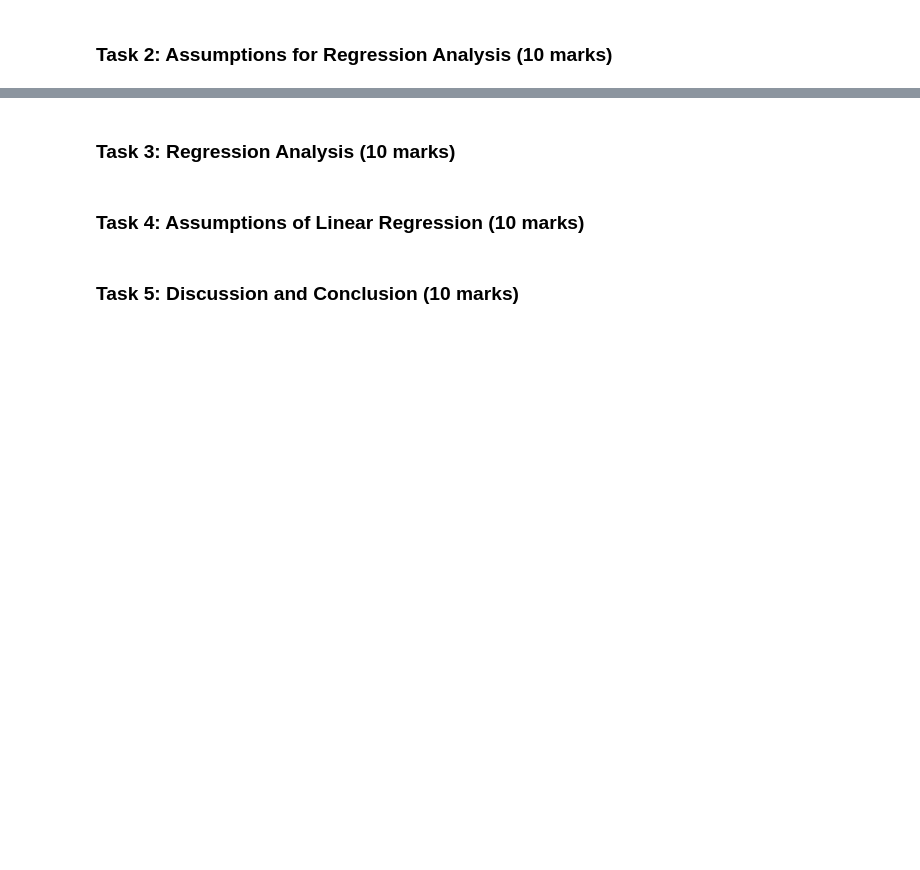
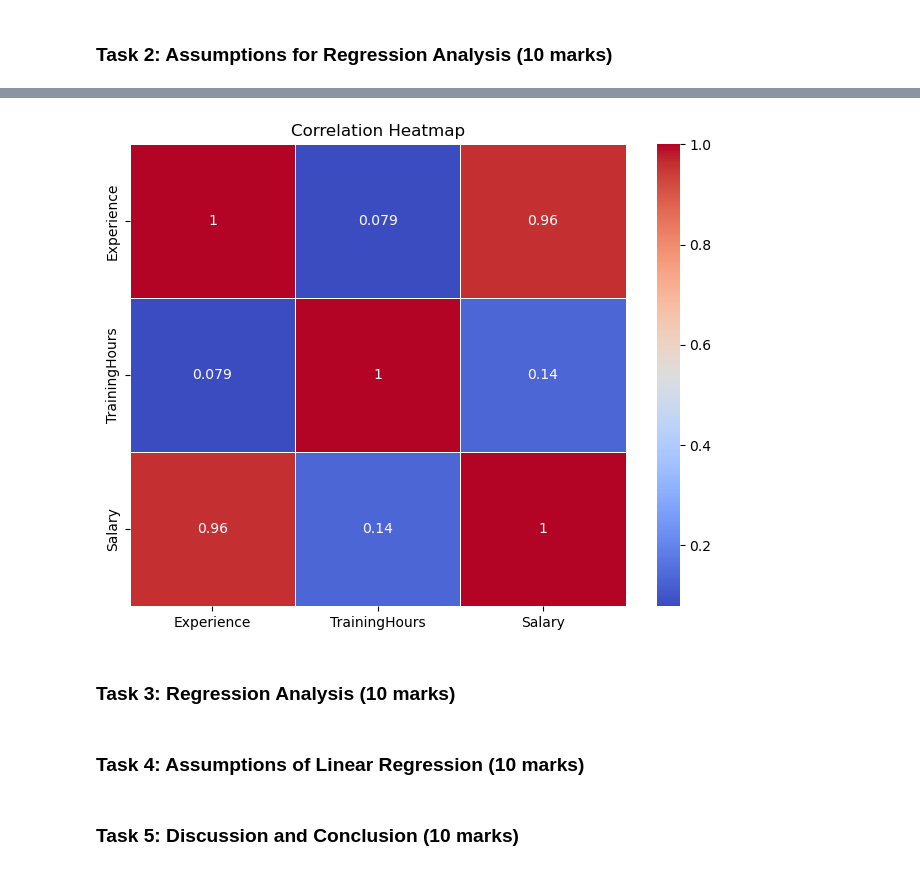
Before and after one commit to lroygard/DataAnalysis, a Jupyter notebook: DataAnalysis.ipynb, the cells around one changed output, grey strips where cells are left out. Drawn from its saved outputs; the diff is of its cells as text; code cells hidden in the pictures; blank space fills up the shorter version.

```diff
--- a/DataAnalysis.ipynb
+++ b/DataAnalysis.ipynb
@@ -151,3 +140,15 @@ Confidence Level: 0.05
+# %%
+# Select independent variables
+X = data[['Experience', 'TrainingHours', 'Salary', 'Department']]
+y = data['PerformanceRating']
+# %%
+corr_matrix = X.corr()
+plt.figure(figsize=(8, 6))
+sns.heatmap(corr_matrix, annot=True, cmap="coolwarm", linewidths=0.5)
+plt.title("Correlation Heatmap")
+plt.show()
+# %% [output]
+[figure, added]
 # %% [markdown]
 ### Task 3: Regression Analysis (10 marks)
 # %% [markdown]
```
Also changed, not shown: parts of 7 cells of this notebook.
